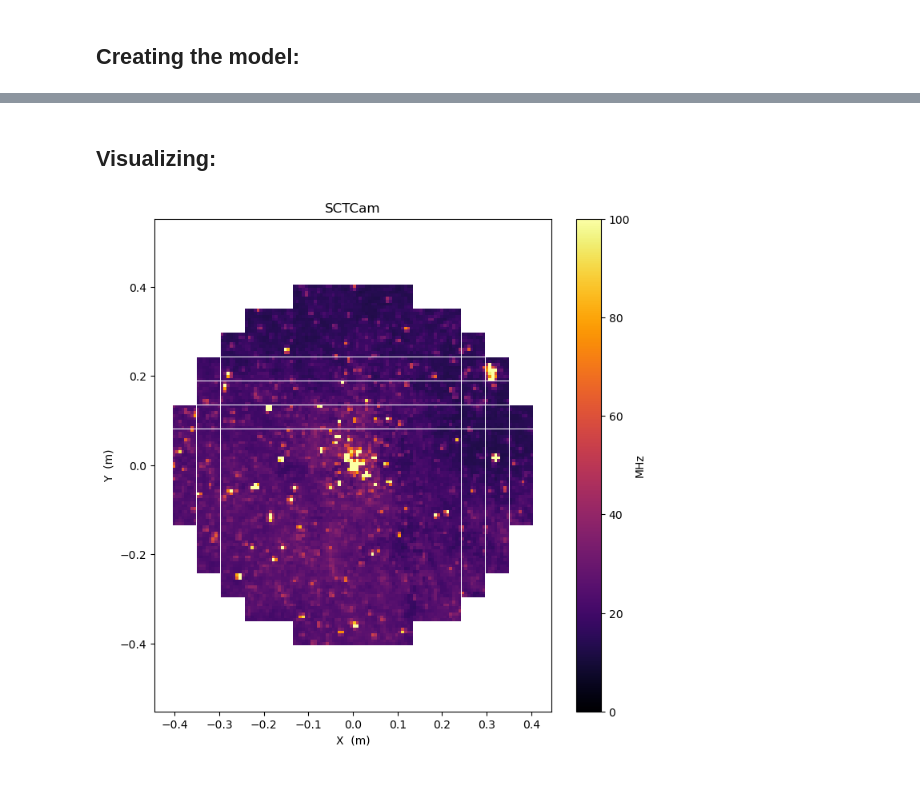
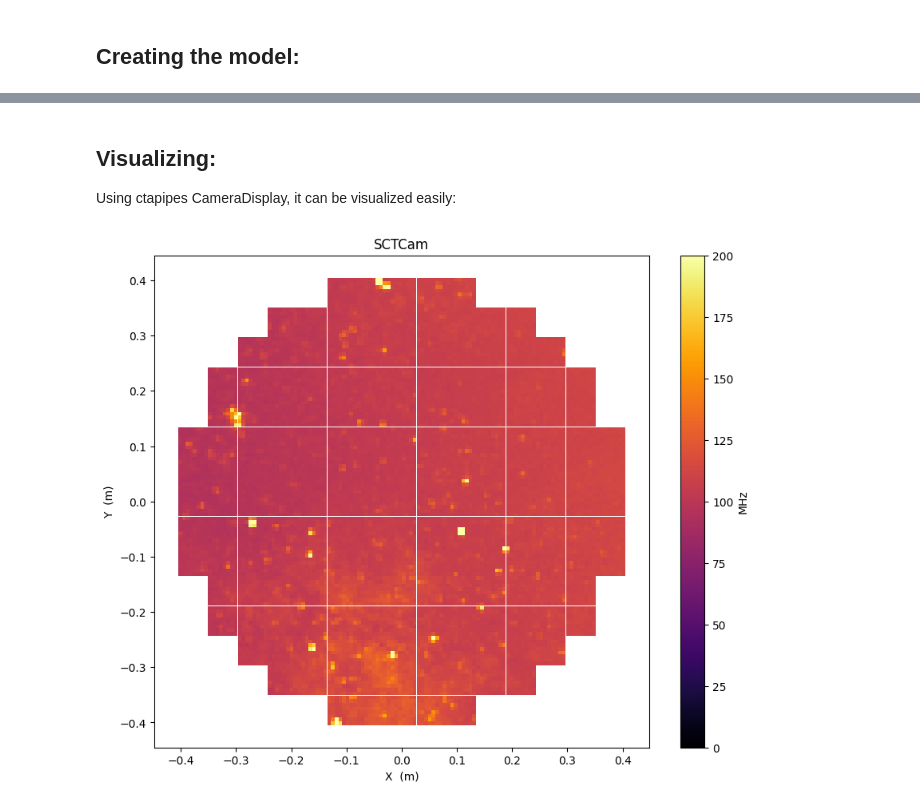
Before and after one commit to GerritRo/nsb2, a Jupyter notebook: examples/pSCT_Tutorial.ipynb, the cells around one changed output, grey strips where cells are left out. Saved outputs shown, nothing was run; the diff lists cells and outputs as text; code cells hidden in the pictures.

```diff
--- a/examples/pSCT_Tutorial.ipynb
+++ b/examples/pSCT_Tutorial.ipynb
@@ -87,11 +94,11 @@ import astropy
 from astropy.coordinates import SkyCoord, EarthLocation, AltAz
 import astropy.units as u
 # %%
-location = EarthLocation.from_geodetic(16.5028, -23.27280, 1800.)
-obstime  = astropy.time.Time('2021-06-11T23:14:16', format='isot', scale='utc')
-target   = SkyCoord.from_name('m7')
+location = EarthLocation.of_site('Whipple Observatory')
+obstime  = astropy.time.Time('2021-11-11T21:14:16', format='isot', scale='utc')
+target   = SkyCoord.from_name('sgr a*')
 
-frame = Frame(location, obstime, target, 7, 0*u.deg, np.linspace(270, 730, 30)*u.nm, albedo=0.95, aero=[0.065, 1.2], sfu=75)
+frame = Frame(location, obstime, target, 7, 0*u.deg, np.linspace(270, 730, 100)*u.nm, albedo=0.95, aero=[0.065, 1.2], sfu=75)
 # %%
 %%time
 res = model.predict(frame)
@@ -101,5 +108,6 @@ Wall time: 6.97 s
 # %% [markdown]
 ## Visualizing:
+Using ctapipes CameraDisplay, it can be visualized easily:
 # %%
 def ctapipe_disp(cam, instrument, rays, ax, label='a.u.', **kwargs):
     display = CameraDisplay(cam, ax=ax, **kwargs)
@@ -107,10 +115,8 @@ def ctapipe_disp(cam, instrument, rays, ax, label='a.u.', **kwargs):
     display.add_colorbar(label=label)
     return display
 # %%
-fig, ax = plt.subplots(figsize=(8,8))
+fig, ax = plt.subplots(figsize=(10,8))
 disp = ctapipe_disp(cam, pSCT, res*1e-6, ax=ax, label='MHz', show_frame=False)
-disp.set_limits_minmax(0, 100)
-
-#fig.savefig("m7_pSCT.pdf", bbox_inches='tight')
+disp.set_limits_minmax(0, 200)
 # %% [output]
-[figure, old version]
+[figure, new version]
```
Also changed, not shown: parts of 6 cells of this notebook, 2 other files.
